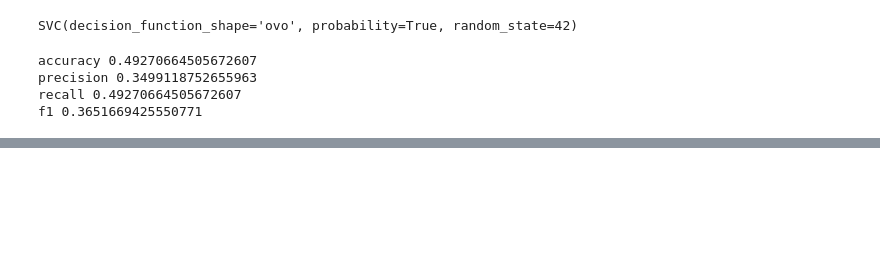
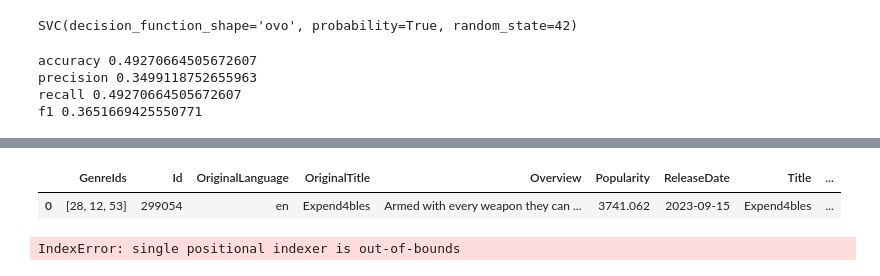
Before and after one commit to mlgomez0/advanced_python_project, a Jupyter notebook: notebooks/movies/pipeline.ipynb, the cells around one changed output, grey strips where cells are left out. Saved outputs shown, nothing was run; the diff lists cells and outputs as text; code cells hidden in the pictures; blank space fills up the shorter version.

Commit message:
Restored pipeline

```diff
--- a/notebooks/movies/pipeline.ipynb
+++ b/notebooks/movies/pipeline.ipynb
@@ -589,0 +524,36 @@ X_test
+# %%
+df_new = pd.read_json('movies.json', orient='records')
+# transformed_df = pipeline.fit_transform(df)
+
+# y = transformed_df['Popularity_cat']
+# X = transformed_df.drop('Popularity_cat', axis=1)
+# X_train, X_test, y_train, y_test = train_test_split(X, y, test_size=0.2, random_state=42)
+df_new.head(1)
+# %% [output]
+|  | GenreIds | Id | OriginalLanguage | OriginalTitle | Overview | Popularity | ReleaseDate | Title | ... |
+| 0 | [28, 12, 53] | 299054 | en | Expend4bles | Armed with every weapon they can ... | 3741.062 | 2023-09-15 | Expend4bles | ... |
+# %%
+new_df = pd.DataFrame({
+    'GenreIds': ['[28, 12, 53]'],
+    'Id': [0],
+    'OriginalLanguage': ['en'],
+    'OriginalTitle': ['Expend4bles'],
+    'Overview': ['Armed with every weapon they can get their han'],
+    'Popularity': ['3741.062'],
+    'ReleaseDate': ['2023-09-15'],
+    'Title': ['Expend4bles'],
+    'VoteAverage': [6.4],
+    'VoteCount': [364],
+    'Budget': [100000000],
+    'ProductionCompanies': ['[]'],
+    'ProductionCountries': ['[]'],
+    'SpokenLanguages': ['[english]'],
+    'TagLine': ["They'll die when they're dead."],
+    'RunTime': [103],
+    'Revenue': [30000000],
+    'Region': ['North America'],
+})
+new_transformed = pipeline.transform(new_df)
+y_new_data = svc_clf.predict(new_transformed.drop('Revenue', axis=1))
+# %% [output]
+IndexError: single positional indexer is out-of-bounds
```
Also changed, not shown: parts of 6 cells of this notebook.
